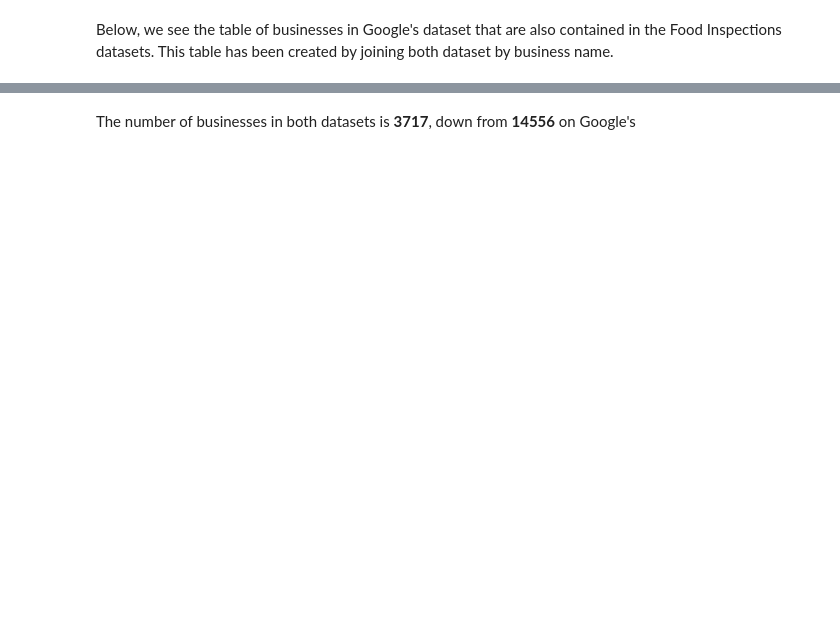
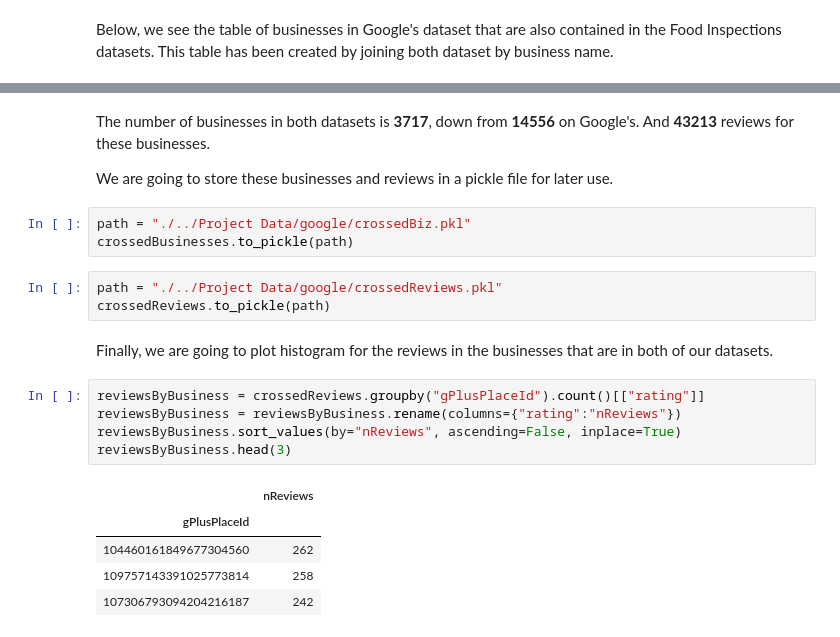
Before and after one commit to MNabegh/ADAknow, a Jupyter notebook: Google Local Reviews.ipynb, the cells around one changed output, grey strips where cells are left out. Saved outputs shown, nothing was run; the diff lists cells and outputs as text; blank space fills up the shorter version.

```diff
--- a/Google Local Reviews.ipynb
+++ b/Google Local Reviews.ipynb
@@ -391,2 +403,23 @@ crossedBusinesses = openChicagoBiz_df[openChicagoBiz_df["name"].isin(bizNames)]
 # %% [markdown]
-The number of businesses in both datasets is __3717__, down from __14556__ on Google's
+The number of businesses in both datasets is __3717__, down from __14556__ on Google's. And __43213__ reviews for these businesses.
+
+We are going to store these businesses and reviews in a pickle file for later use.
+# %%
+path = "./../Project Data/google/crossedBiz.pkl"
+crossedBusinesses.to_pickle(path)
+# %%
+path = "./../Project Data/google/crossedReviews.pkl"
+crossedReviews.to_pickle(path)
+# %% [markdown]
+Finally, we are going to plot histogram for the reviews in the businesses that are in both of our datasets.
+# %%
+reviewsByBusiness = crossedReviews.groupby("gPlusPlaceId").count()[["rating"]]
+reviewsByBusiness = reviewsByBusiness.rename(columns={"rating":"nReviews"})
+reviewsByBusiness.sort_values(by="nReviews", ascending=False, inplace=True)
+reviewsByBusiness.head(3)
+# %% [output]
+|  | nReviews |
+| gPlusPlaceId |  |
+| 104460161849677304560 | 262 |
+| 109757143391025773814 | 258 |
+| 107306793094204216187 | 242 |
```
Also changed, not shown: parts of 23 cells of this notebook.
